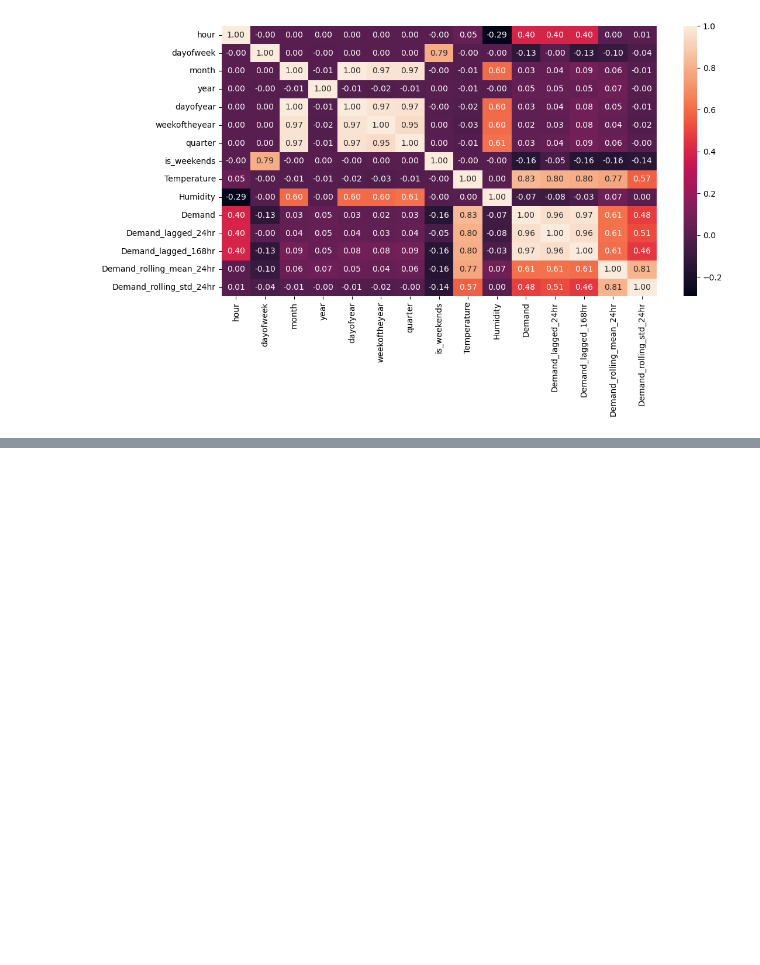
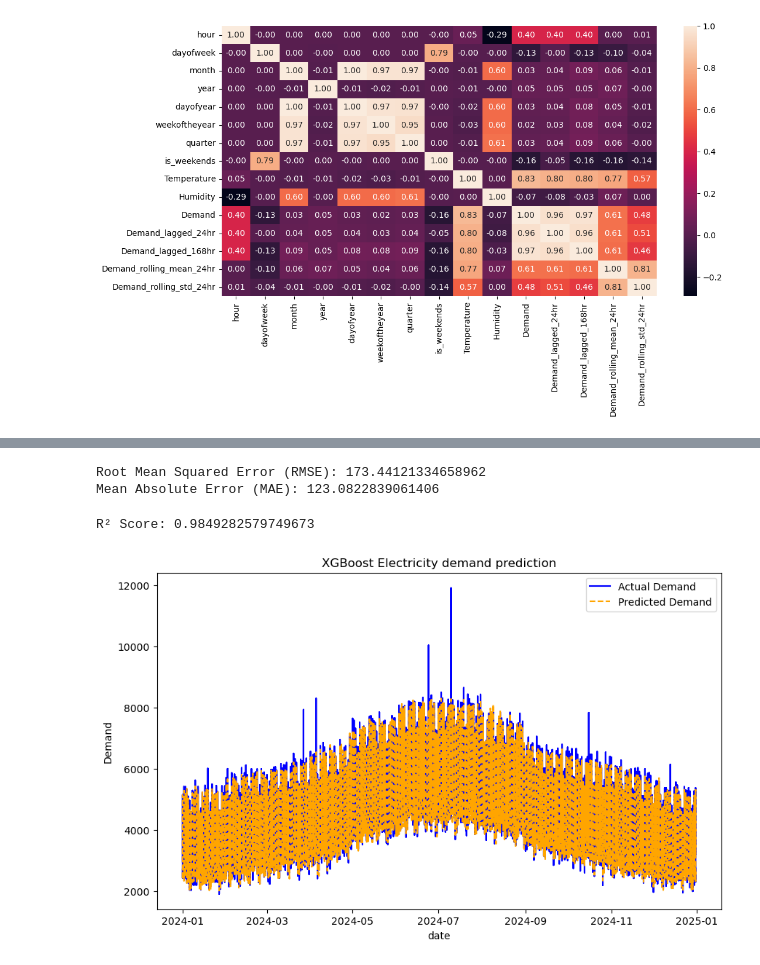
Before and after one commit to rohansaha636/Electricity-Demand-Prediction-Machine-Learning-Model, a Jupyter notebook: Electricity_Demand_Prediction_Machine_Learning_Model.ipynb, the cells around one changed output, grey strips where cells are left out. Saved outputs shown, nothing was run; the diff lists cells and outputs as text; code cells hidden in the pictures; blank space fills up the shorter version.

```diff
--- a/Electricity_Demand_Prediction_Machine_Learning_Model.ipynb
+++ b/Electricity_Demand_Prediction_Machine_Learning_Model.ipynb
@@ -537,0 +628,3 @@ plt.show()
+# %%
+x_test = x.loc['2024-01-01' : ]  #taking 20 % data as testing data
+y_test = y.loc['2024-01-01' : ]  #taking 20 % data as testing data
@@ -537,0 +676,5 @@ plt.show()
+# %%
+#intializing and training the model
+
+
+model_xgb = XGBRegressor(n_estimators=1000, learning_rate=0.01, early_stopping_rounds=50, random_state=42, objective='reg:squarederror')
@@ -537,0 +689,2 @@ plt.show()
+# %%
+model_xgb.fit(x_train,y_train, eval_set=[ (x_train ,y_train), (x_test,y_test)],verbose =False)
@@ -537,0 +703,3 @@ plt.show()
+# %%
+#make prediction now
+prediction_xgb =model_xgb.predict(x_test)
@@ -537,0 +711,23 @@ plt.show()
+# %%
+print(f"Root Mean Squared Error (RMSE): {rmse_xgb}")
+print(f"Mean Absolute Error (MAE): {mae_xgb}")
+# %% [output]
+Root Mean Squared Error (RMSE): 173.44121334658962
+Mean Absolute Error (MAE): 123.0822839061406
+# %%
+r2 = r2_score(y_test, prediction_xgb)
+print("R² Score:", r2)
+# %% [output]
+R² Score: 0.9849282579749673
+# %%
+#visualization of prediction
+plt.figure(figsize=(10, 6))
+plt.plot(y_test.index, y_test, label='Actual Demand', color='blue')
+plt.plot(y_test.index, prediction_xgb, label='Predicted Demand', color='orange',linestyle='--')
+plt.title("XGBoost Electricity demand prediction")
+plt.xlabel("date")
+plt.ylabel("Demand")
+plt.legend()
+plt.show()
+# %% [output]
+[figure, added]
```
Also changed, not shown: parts of 21 cells of this notebook, 3 other files.
